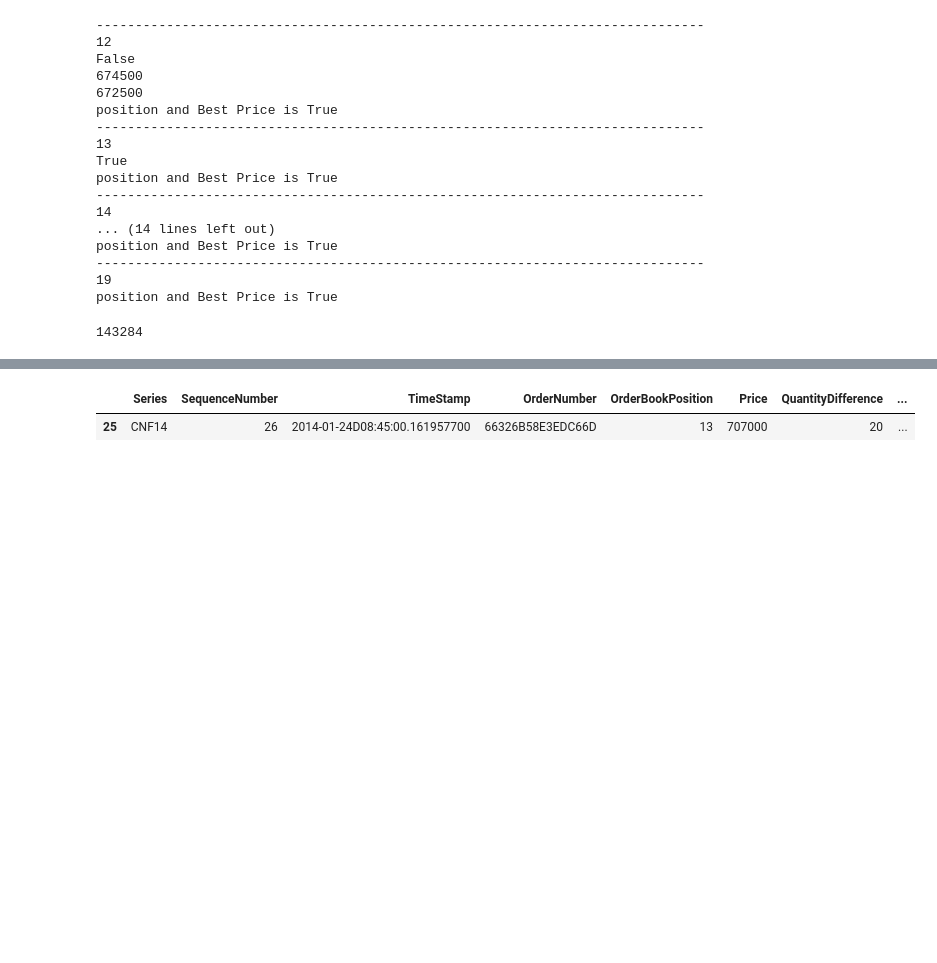
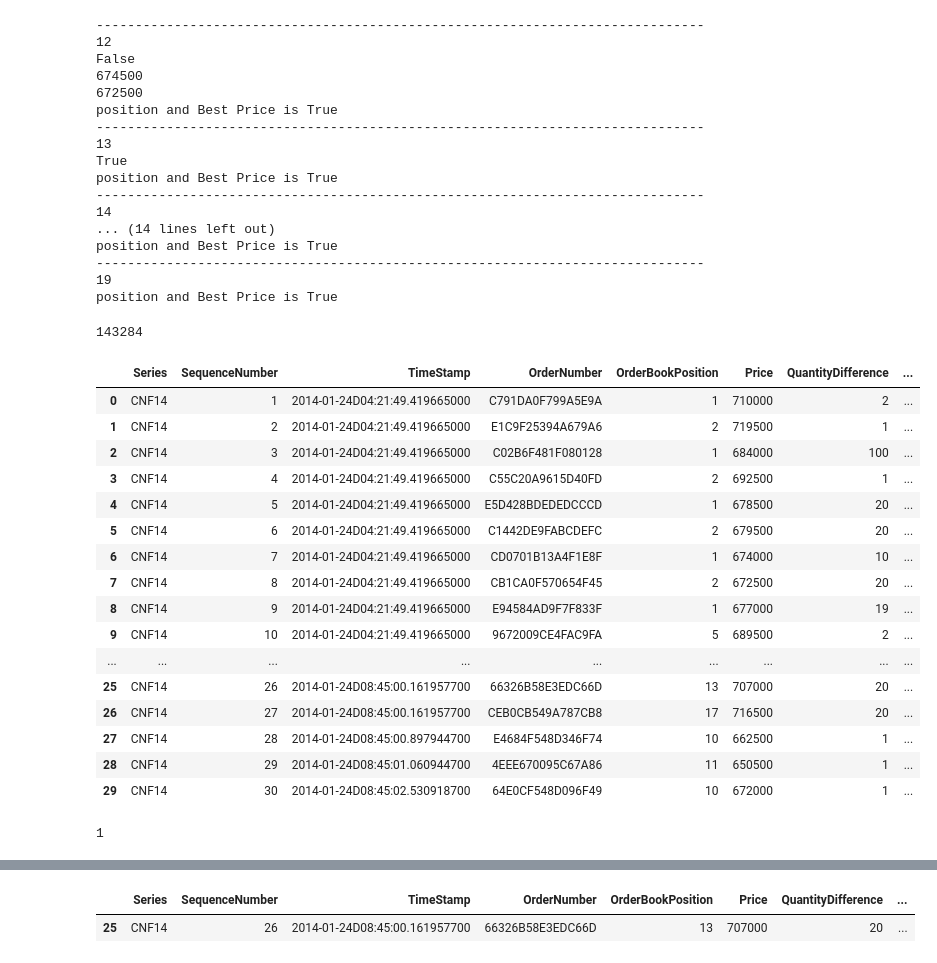
Before and after one commit to rorysroes/SGX-Full-OrderBook-Tick-Data-Trading-Strategy, a Jupyter notebook: check_bestprice_error.ipynb, the cells around one changed output, grey strips where cells are left out. Saved outputs shown, nothing was run; the diff lists cells and outputs as text; code cells hidden in the pictures; blank space fills up the shorter version.

Commit message:
order 7/29

```diff
--- a/check_bestprice_error.ipynb
+++ b/check_bestprice_error.ipynb
@@ -5,8 +5,8 @@ import pandas as pd
 data = []
 datapath = '/home/bigdatas16/SGX-OrderBook-Tick-Data-Trading-Strategy-/CN_Futures_2014.01.24.csv'
 data = pd.read_csv(datapath)
-#data_CNF14 = data[data.Series == 'CNF14']
-#data = data_CNF14
+data_CNF14 = data[data.Series == 'CNF14']
+data = data_CNF14
 data.head()
 # %% [output]
 Populating the interactive namespace from numpy and matplotlib
@@ -1034,3 +1034,34 @@ position and Best Price is True
 19
 position and Best Price is True
 143284
+# %%
+data.head(30)
+# %% [output]
+|  | Series | SequenceNumber | TimeStamp | OrderNumber | OrderBookPosition | Price | QuantityDifference | ... |
+| 0 | CNF14 | 1 | 2014-01-24D04:21:49.419665000 | C791DA0F799A5E9A | 1 | 710000 | 2 | ... |
+| 1 | CNF14 | 2 | 2014-01-24D04:21:49.419665000 | E1C9F25394A679A6 | 2 | 719500 | 1 | ... |
+| 2 | CNF14 | 3 | 2014-01-24D04:21:49.419665000 | C02B6F481F080128 | 1 | 684000 | 100 | ... |
+| 3 | CNF14 | 4 | 2014-01-24D04:21:49.419665000 | C55C20A9615D40FD | 2 | 692500 | 1 | ... |
+| 4 | CNF14 | 5 | 2014-01-24D04:21:49.419665000 | E5D428BDEDEDCCCD | 1 | 678500 | 20 | ... |
+| 5 | CNF14 | 6 | 2014-01-24D04:21:49.419665000 | C1442DE9FABCDEFC | 2 | 679500 | 20 | ... |
+| 6 | CNF14 | 7 | 2014-01-24D04:21:49.419665000 | CD0701B13A4F1E8F | 1 | 674000 | 10 | ... |
+| 7 | CNF14 | 8 | 2014-01-24D04:21:49.419665000 | CB1CA0F570654F45 | 2 | 672500 | 20 | ... |
+| 8 | CNF14 | 9 | 2014-01-24D04:21:49.419665000 | E94584AD9F7F833F | 1 | 677000 | 19 | ... |
+| 9 | CNF14 | 10 | 2014-01-24D04:21:49.419665000 | 9672009CE4FAC9FA | 5 | 689500 | 2 | ... |
+| ... | ... | ... | ... | ... | ... | ... | ... | ... |
+| 25 | CNF14 | 26 | 2014-01-24D08:45:00.161957700 | 66326B58E3EDC66D | 13 | 707000 | 20 | ... |
+| 26 | CNF14 | 27 | 2014-01-24D08:45:00.161957700 | CEB0CB549A787CB8 | 17 | 716500 | 20 | ... |
+| 27 | CNF14 | 28 | 2014-01-24D08:45:00.897944700 | E4684F548D346F74 | 10 | 662500 | 1 | ... |
+| 28 | CNF14 | 29 | 2014-01-24D08:45:01.060944700 | 4EEE670095C67A86 | 11 | 650500 | 1 | ... |
+| 29 | CNF14 | 30 | 2014-01-24D08:45:02.530918700 | 64E0CF548D096F49 | 10 | 672000 | 1 | ... |
+# %%
+a = 1
+b = 2
+if a > b:
+    print a
+    pass
+elif a < b:
+    print a
+    pass
+# %% [output]
+1
```
Also changed, not shown: parts of 7 cells of this notebook.
